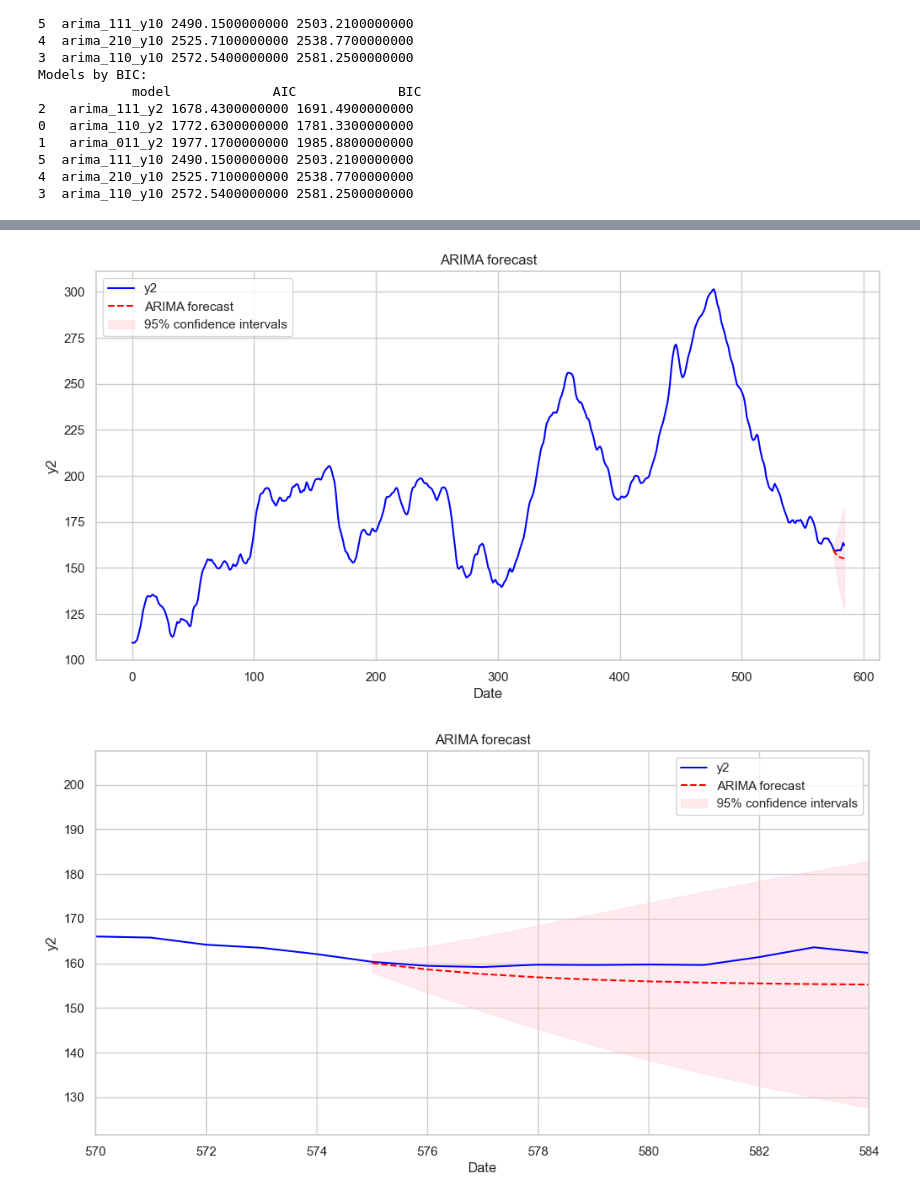
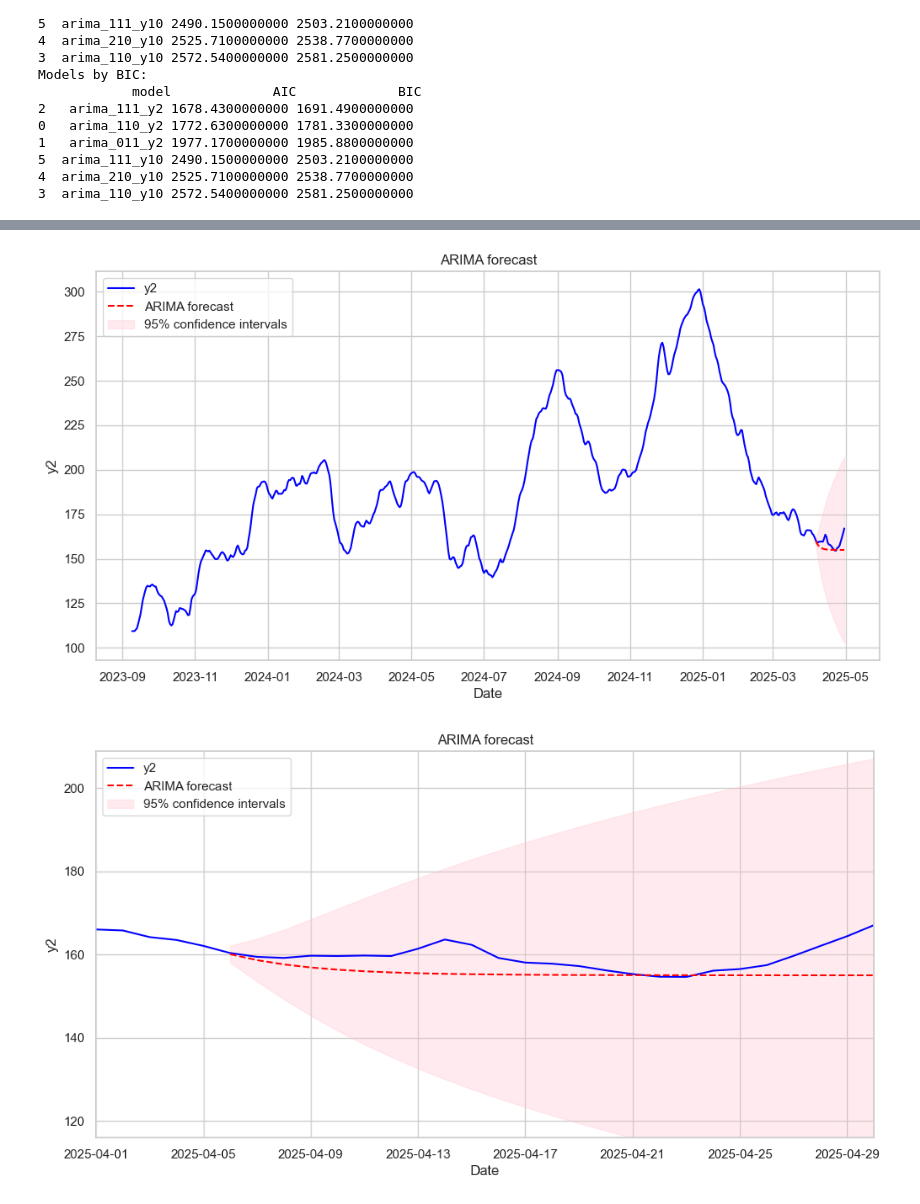
Before and after one commit to isidromoroso/TSA_project, a Jupyter notebook: Task1_JST_IMV.ipynb, the cells around one changed output, grey strips where cells are left out. Cells and saved outputs as stored; diff of their text form; code cells hidden in the pictures.

```diff
--- a/Task1_JST_IMV.ipynb
+++ b/Task1_JST_IMV.ipynb
@@ -77,11 +80,16 @@ warnings.filterwarnings("ignore")
 ## Data Preparation
 # %%
 df = pd.read_csv('TSA_2025_project_data_1.csv')
-#Define Spilt Sample
+
+# 1. Parse your dates…
+df['date'] = pd.to_datetime(df['date'])
+# 2. …and make them the DataFrame’s index
+df = df.set_index('date')
+
+# 3. Now split *by position* with iloc
 train_df = df.iloc[:575]
-test_df = df.loc[575:]
-df['date'] = pd.to_datetime(df['date'])
-df = df.set_index('date')
-print("head:")
-print(df.head())
+test_df  = df.iloc[575:]   # ← use iloc here, not loc
+
+print("train head:")
+print(train_df.head())
 # %% [output]
@@ -824,6 +1803,6 @@ Models by BIC:
 # %%
 # Forecast for next ten observations (2 working weeks)
-forecast_results = arima_111_y2.get_forecast(steps=10)
+forecast_results = arima_111_y2.get_forecast(steps=len(test_df))
 
 # Point forecast
 forecast_values = forecast_results.predicted_mean
@@ -835,8 +1814,10 @@ forecast_df = pd.DataFrame({
     "forecast": forecast_values,
     "lower_CI": confidence_intervals[:, 0],
     "upper_CI": confidence_intervals[:, 1],
-    "actual y2": coint_test_df['y2'].iloc[:10].values,
-}, index= coint_test_df.index[:10])
+    "actual y2": coint_test_df['y2'].values,
+}, index= coint_test_df.index)
+
+plot_frames['ARIMA_y2'] = forecast_df.copy()   # <<< NEW LINE
 
 forecast_df.head()
 # %% [output]
@@ -897,7 +1880,7 @@ plt.ylabel("y2")
 plt.legend()
 plt.grid(True)
 # %% [output]
-[figure, old version]
+[figure, new version]
 # %%
 plt.figure(figsize=(12, 6))
 
@@ -906,37 +1889,37 @@ plt.plot(final_df.index,
          final_df["y2"].combine_first(final_df["actual y2"]),
          label="y2",
          color="blue",
          linestyle="-")
 
 # Plot the forecast
 plt.plot(final_df.index,
          final_df["forecast"],
          label="ARIMA forecast",
          color="red",
          linestyle="dashed")
 
 # Plot the confidence intervals
 plt.fill_between(final_df.index,
                  final_df["lower_CI"],
                  final_df["upper_CI"],
                  color='pink',
                  alpha=0.3,
                  label="95% confidence intervals")
 
 plt.title("ARIMA forecast")
 plt.xlabel("Date")
 plt.ylabel("y2")
 plt.legend()
 plt.grid(True)
 
 # zoom on last 15 obs
-plt.xlim(final_df.index[-15], final_df.index[-1])
-plt.ylim(final_df.tail(15)["y2"].min() * 0.75,
-         final_df.tail(15)["y2"].max() * 1.25)
+plt.xlim(final_df.index[-30], final_df.index[-1])
+lims = final_df["y2"].combine_first(final_df["actual y2"]).tail(30)
+plt.ylim(lims.min() * 0.75, lims.max() * 1.25)
 
 plt.show()
 # %% [output]
-[figure, old version]
+[figure, new version]
 # %%
 # pull out the arrays
 true_values     = forecast_df["actual y2"].values
```
Also changed, not shown: parts of 109 cells of this notebook, 1 other file.
